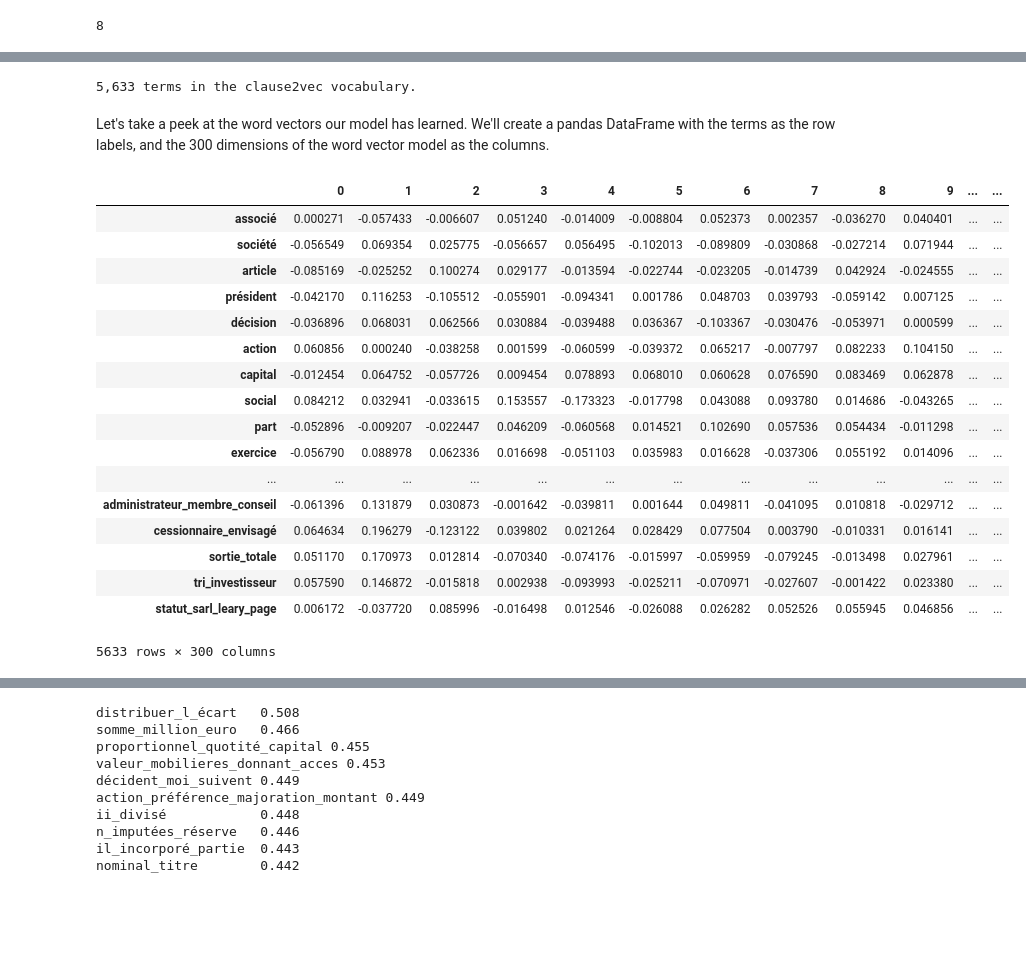
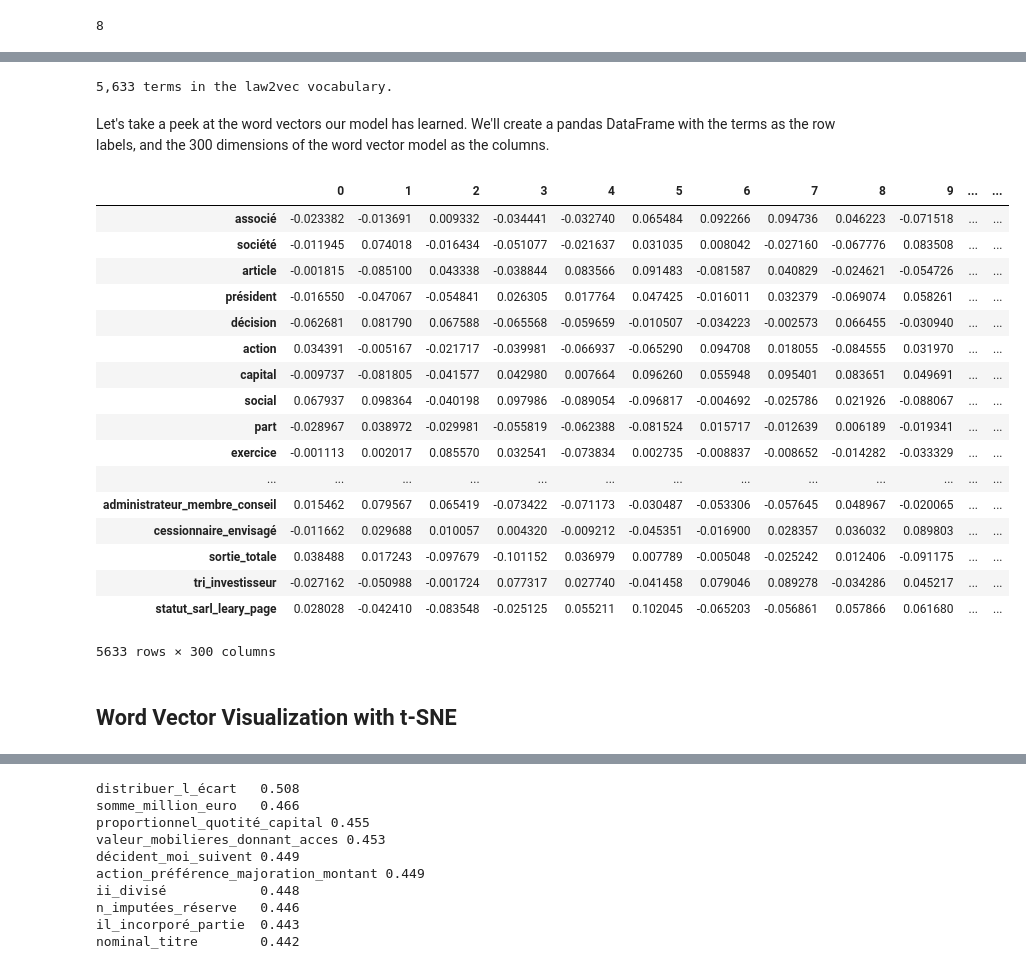
Before and after one commit to alaameloh/Hyperlex_test, a Jupyter notebook: hyperlex_test.ipynb, the cells around one changed output, grey strips where cells are left out. Drawn from its saved outputs; the diff is of its cells as text; code cells hidden in the pictures; blank space fills up the shorter version.

```diff
--- a/hyperlex_test.ipynb
+++ b/hyperlex_test.ipynb
@@ -938,7 +935,7 @@ another (probably better) way to do this is to train the word embeddings on a bi
 # %%
 from gensim.models import Word2Vec
 
-word2vec_filepath = os.path.join(intermediate_directory, 'word2vec_model_all')
+law2vec_filepath = os.path.join(intermediate_directory, 'law2vec_model_all')
 # %%
 import multiprocessing
 multiprocessing.cpu_count()
@@ -950,18 +947,18 @@ multiprocessing.cpu_count()
 if True :
 
     # initiate the model and perform the first epoch of training
-    clause2vec = Word2Vec(size=300, window=5,min_count=20, sg=1, workers=7)
-    clause2vec.build_vocab(trigram_clauses)
-    clause2vec.save(word2vec_filepath)
-    clause2vec.epochs =  1
+    law2vec = Word2Vec(size=300, window=5,min_count=20, sg=1, workers=7)
+    law2vec.build_vocab(trigram_clauses)
+    law2vec.save(law2vec_filepath)
+    law2vec.epochs =  1
     # perform another 19 epochs of training
     for i in range(1,20):
-        clause2vec.train(trigram_clauses ,epochs= clause2vec.epochs , total_examples=clause2vec.corpus_count)
-        clause2vec.save(word2vec_filepath)
-        print (u'{} training epochs so far.'.format(clause2vec.train_count))
+        law2vec.train(trigram_clauses ,epochs= law2vec.epochs , total_examples=law2vec.corpus_count)
+        law2vec.save(word2vec_filepath)
+        print (u'{} training epochs so far.'.format(law2vec.train_count))
 # load the finished model from disk
-clause2vec = Word2Vec.load(word2vec_filepath)
-clause2vec.init_sims()
+law2vec = Word2Vec.load(law2vec_filepath)
+law2vec.init_sims()
 # %% [output]
 1 training epochs so far.
 2 training epochs so far.
@@ -986,42 +983,44 @@ Wall time: 36.1 s
 # %%
-print (u'{:,} terms in the clause2vec vocabulary.'.format(len(clause2vec.wv.vocab)))
+print (u'{:,} terms in the law2vec vocabulary.'.format(len(law2vec.wv.vocab)))
 # %% [output]
-5,633 terms in the clause2vec vocabulary.
+5,633 terms in the law2vec vocabulary.
 # %% [markdown]
 Let's take a peek at the word vectors our model has learned. We'll create a pandas DataFrame with the terms as the row labels, and the 300 dimensions of the word vector model as the columns.
 # %%
 # build a list of the terms, integer indices,
-# and term counts from the clause2vec model vocabulary
+# and term counts from the law2vec model vocabulary
 ordered_vocab = [(term, voc.index, voc.count)
-                 for term, voc in clause2vec.wv.vocab.items()]
+                 for term, voc in law2vec.wv.vocab.items()]
 # sort by the term counts, so the most common terms appear first
 ordered_vocab = sorted(ordered_vocab, key=lambda x : -x[-1])  # x has shape (term, index, count)
 
 # unzip the terms, integer indices, and counts into separate lists
 ordered_terms, term_indices, term_counts = zip(*ordered_vocab)
 
-# create a DataFrame with the clause2vec vectors as data,
+# create a DataFrame with the law2vec vectors as data,
 # and the terms as row labels
-word_vectors = pd.DataFrame(clause2vec.wv.syn0norm[term_indices, :],
+word_vectors = pd.DataFrame(law2vec.wv.syn0norm[term_indices, :],
                             index=ordered_terms)
 
 word_vectors
 # %% [output]
 |  | 0 | 1 | 2 | 3 | 4 | 5 | 6 | 7 | 8 | 9 | ... | ... |
-| associé | 0.000271 | -0.057433 | -0.006607 | 0.051240 | -0.014009 | -0.008804 | 0.052373 | 0.002357 | -0.036270 | 0.040401 | ... | ... |
-| société | -0.056549 | 0.069354 | 0.025775 | -0.056657 | 0.056495 | -0.102013 | -0.089809 | -0.030868 | -0.027214 | 0.071944 | ... | ... |
-| article | -0.085169 | -0.025252 | 0.100274 | 0.029177 | -0.013594 | -0.022744 | -0.023205 | -0.014739 | 0.042924 | -0.024555 | ... | ... |
-| président | -0.042170 | 0.116253 | -0.105512 | -0.055901 | -0.094341 | 0.001786 | 0.048703 | 0.039793 | -0.059142 | 0.007125 | ... | ... |
-| décision | -0.036896 | 0.068031 | 0.062566 | 0.030884 | -0.039488 | 0.036367 | -0.103367 | -0.030476 | -0.053971 | 0.000599 | ... | ... |
-| action | 0.060856 | 0.000240 | -0.038258 | 0.001599 | -0.060599 | -0.039372 | 0.065217 | -0.007797 | 0.082233 | 0.104150 | ... | ... |
-| capital | -0.012454 | 0.064752 | -0.057726 | 0.009454 | 0.078893 | 0.068010 | 0.060628 | 0.076590 | 0.083469 | 0.062878 | ... | ... |
-| social | 0.084212 | 0.032941 | -0.033615 | 0.153557 | -0.173323 | -0.017798 | 0.043088 | 0.093780 | 0.014686 | -0.043265 | ... | ... |
-| part | -0.052896 | -0.009207 | -0.022447 | 0.046209 | -0.060568 | 0.014521 | 0.102690 | 0.057536 | 0.054434 | -0.011298 | ... | ... |
-| exercice | -0.056790 | 0.088978 | 0.062336 | 0.016698 | -0.051103 | 0.035983 | 0.016628 | -0.037306 | 0.055192 | 0.014096 | ... | ... |
+| associé | -0.023382 | -0.013691 | 0.009332 | -0.034441 | -0.032740 | 0.065484 | 0.092266 | 0.094736 | 0.046223 | -0.071518 | ... | ... |
+| société | -0.011945 | 0.074018 | -0.016434 | -0.051077 | -0.021637 | 0.031035 | 0.008042 | -0.027160 | -0.067776 | 0.083508 | ... | ... |
+| article | -0.001815 | -0.085100 | 0.043338 | -0.038844 | 0.083566 | 0.091483 | -0.081587 | 0.040829 | -0.024621 | -0.054726 | ... | ... |
+| président | -0.016550 | -0.047067 | -0.054841 | 0.026305 | 0.017764 | 0.047425 | -0.016011 | 0.032379 | -0.069074 | 0.058261 | ... | ... |
+| décision | -0.062681 | 0.081790 | 0.067588 | -0.065568 | -0.059659 | -0.010507 | -0.034223 | -0.002573 | 0.066455 | -0.030940 | ... | ... |
+| action | 0.034391 | -0.005167 | -0.021717 | -0.039981 | -0.066937 | -0.065290 | 0.094708 | 0.018055 | -0.084555 | 0.031970 | ... | ... |
+| capital | -0.009737 | -0.081805 | -0.041577 | 0.042980 | 0.007664 | 0.096260 | 0.055948 | 0.095401 | 0.083651 | 0.049691 | ... | ... |
+| social | 0.067937 | 0.098364 | -0.040198 | 0.097986 | -0.089054 | -0.096817 | -0.004692 | -0.025786 | 0.021926 | -0.088067 | ... | ... |
+| part | -0.028967 | 0.038972 | -0.029981 | -0.055819 | -0.062388 | -0.081524 | 0.015717 | -0.012639 | 0.006189 | -0.019341 | ... | ... |
+| exercice | -0.001113 | 0.002017 | 0.085570 | 0.032541 | -0.073834 | 0.002735 | -0.008837 | -0.008652 | -0.014282 | -0.033329 | ... | ... |
 | ... | ... | ... | ... | ... | ... | ... | ... | ... | ... | ... | ... | ... |
-| administrateur_membre_conseil | -0.061396 | 0.131879 | 0.030873 | -0.001642 | -0.039811 | 0.001644 | 0.049811 | -0.041095 | 0.010818 | -0.029712 | ... | ... |
-| cessionnaire_envisagé | 0.064634 | 0.196279 | -0.123122 | 0.039802 | 0.021264 | 0.028429 | 0.077504 | 0.003790 | -0.010331 | 0.016141 | ... | ... |
-| sortie_totale | 0.051170 | 0.170973 | 0.012814 | -0.070340 | -0.074176 | -0.015997 | -0.059959 | -0.079245 | -0.013498 | 0.027961 | ... | ... |
-| tri_investisseur | 0.057590 | 0.146872 | -0.015818 | 0.002938 | -0.093993 | -0.025211 | -0.070971 | -0.027607 | -0.001422 | 0.023380 | ... | ... |
-| statut_sarl_leary_page | 0.006172 | -0.037720 | 0.085996 | -0.016498 | 0.012546 | -0.026088 | 0.026282 | 0.052526 | 0.055945 | 0.046856 | ... | ... |
+| administrateur_membre_conseil | 0.015462 | 0.079567 | 0.065419 | -0.073422 | -0.071173 | -0.030487 | -0.053306 | -0.057645 | 0.048967 | -0.020065 | ... | ... |
+| cessionnaire_envisagé | -0.011662 | 0.029688 | 0.010057 | 0.004320 | -0.009212 | -0.045351 | -0.016900 | 0.028357 | 0.036032 | 0.089803 | ... | ... |
+| sortie_totale | 0.038488 | 0.017243 | -0.097679 | -0.101152 | 0.036979 | 0.007789 | -0.005048 | -0.025242 | 0.012406 | -0.091175 | ... | ... |
+| tri_investisseur | -0.027162 | -0.050988 | -0.001724 | 0.077317 | 0.027740 | -0.041458 | 0.079046 | 0.089278 | -0.034286 | 0.045217 | ... | ... |
+| statut_sarl_leary_page | 0.028028 | -0.042410 | -0.083548 | -0.025125 | 0.055211 | 0.102045 | -0.065203 | -0.056861 | 0.057866 | 0.061680 | ... | ... |
 5633 rows × 300 columns
+# %% [markdown]
+## Word Vector Visualization with t-SNE
```
Also changed, not shown: parts of 31 cells of this notebook, 5 other files.
